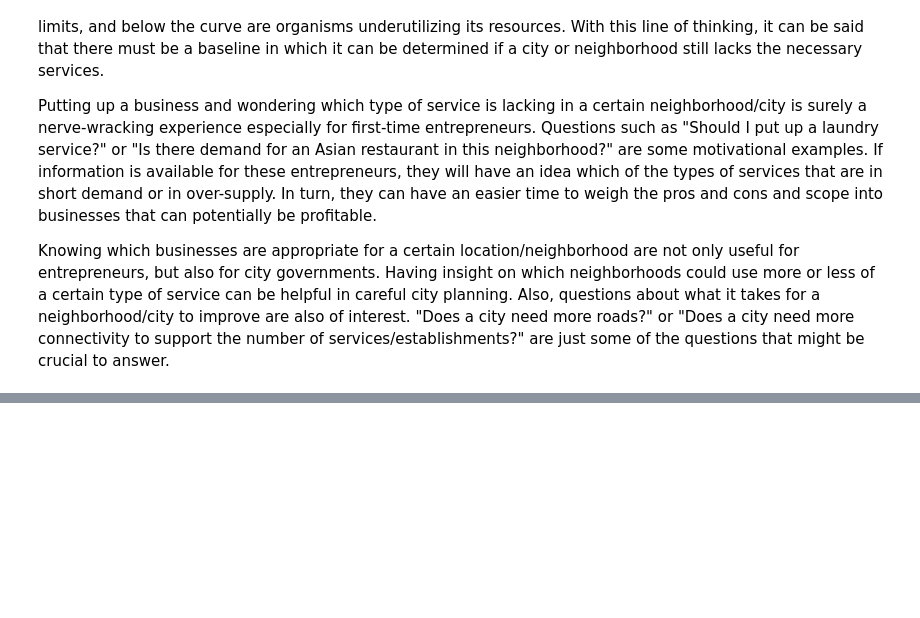
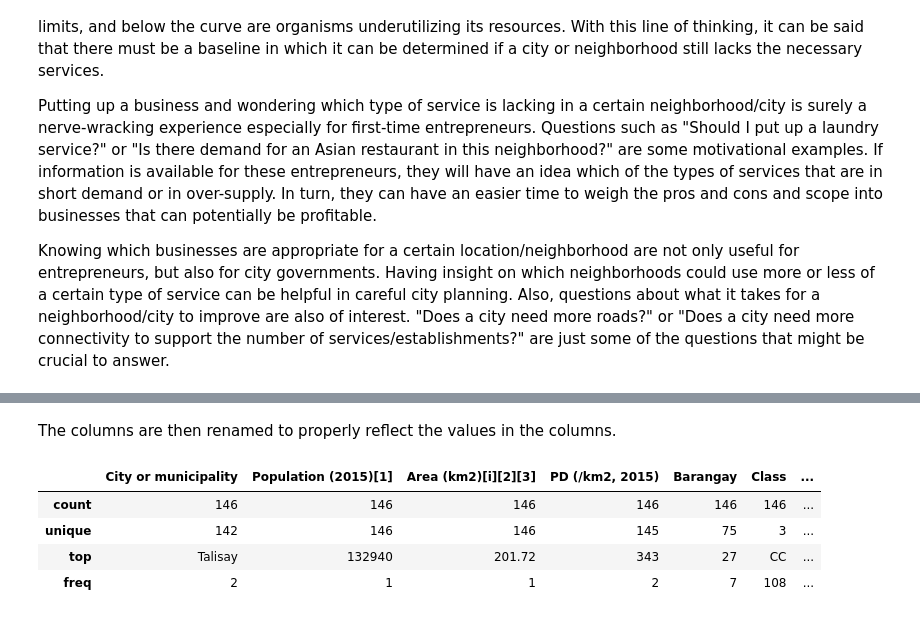
Before and after one commit to aldencabajar/coursera_capstone, a Jupyter notebook: capstone_project_notebook .ipynb, the cells around one changed output, grey strips where cells are left out. Cells and saved outputs as stored; diff of their text form; code cells hidden in the pictures; blank space fills up the shorter version.

```diff
--- a/capstone_project_notebook .ipynb
+++ b/capstone_project_notebook .ipynb
@@ -39,0 +73,10 @@ Hello Capston project course!
+# %% [markdown]
+The columns are then renamed to properly reflect the values in the columns.
+# %%
+popTable.describe()
+# %% [output]
+|  | City or municipality | Population (2015)[1] | Area (km2)[i][2][3] | PD (/km2, 2015) | Barangay | Class | ... |
+| count | 146 | 146 | 146 | 146 | 146 | 146 | ... |
+| unique | 142 | 146 | 146 | 145 | 75 | 3 | ... |
+| top | Talisay | 132940 | 201.72 | 343 | 27 | CC | ... |
+| freq | 2 | 1 | 1 | 2 | 7 | 108 | ... |
```
Also changed, not shown: parts of 24 cells of this notebook.
